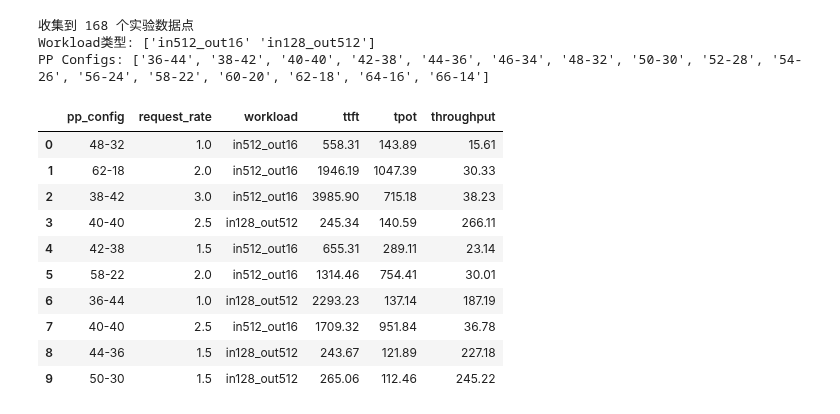
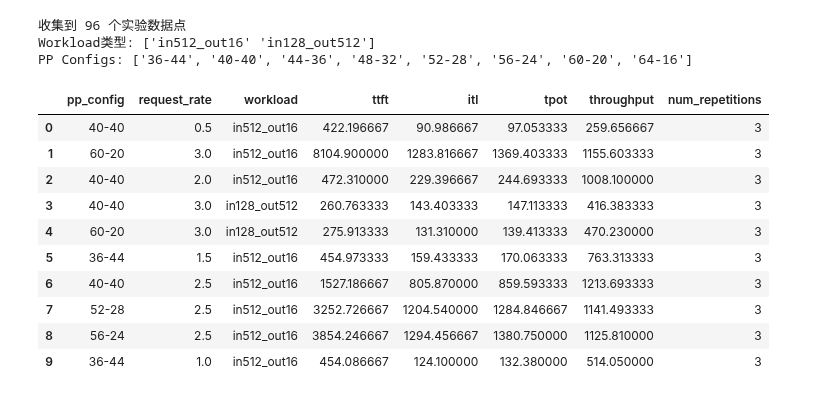
Before and after one commit to paprikaw/vllm, a Jupyter notebook: draws/config_cmp.ipynb, the cells around one changed output. Drawn from its saved outputs; the diff is of its cells as text; code cells hidden in the pictures.

```diff
--- a/draws/config_cmp.ipynb
+++ b/draws/config_cmp.ipynb
@@ -41,7 +52,7 @@ def sort_key(pp_config):
 
 
 # ==================== 新数据：两种workload对比 ====================
-LOG_DIR_NEW = "/home/bxb1/vllm_workbench/vllm/new-logs/project-config-finder-llama"
+LOG_DIR_NEW = "/home/bxb1/vllm_workbench/vllm/new-logs/project-config-finder-llama-latest-4"
 
 def parse_folder_name_full(folder_name):
     """从文件夹名中提取pp config, request rate和workload类型"""
@@ -53,46 +64,46 @@ def parse_folder_name_full(folder_name):
     if pp_match and rr_match and in_match and out_match:
         workload = f"in{in_match.group(1)}_out{out_match.group(1)}"
         return pp_match.group(1), float(rr_match.group(1)), workload
     return None, None, None
 
 # 收集所有数据
 data_all = []
 for folder in os.listdir(LOG_DIR_NEW):
     folder_path = os.path.join(LOG_DIR_NEW, folder)
     if os.path.isdir(folder_path):
         benchmark_log = os.path.join(folder_path, "benchmark.log")
         if os.path.exists(benchmark_log):
             pp_config, request_rate, workload = parse_folder_name_full(folder)
             if pp_config and request_rate and workload:
                 metrics = parse_benchmark_log(benchmark_log)
                 if metrics:
                     data_all.append({
                         'pp_config': pp_config,
                         'request_rate': request_rate,
                         'workload': workload,
                         **metrics
                     })
 
 df_all = pd.DataFrame(data_all)
 print(f"收集到 {len(df_all)} 个实验数据点")
 print(f"Workload类型: {df_all['workload'].unique()}")
 print(f"PP Configs: {sorted(df_all['pp_config'].unique(), key=sort_key)}")
 df_all.head(10)
 # %% [output]
-收集到 168 个实验数据点
+收集到 96 个实验数据点
 Workload类型: ['in512_out16' 'in128_out512']
-PP Configs: ['36-44', '38-42', '40-40', '42-38', '44-36', '46-34', '48-32', '50-30', '52-28', '54-26', '56-24', '58-22', '60-20', '62-18', '64-16', '66-14']
+PP Configs: ['36-44', '40-40', '44-36', '48-32', '52-28', '56-24', '60-20', '64-16']
-|  | pp_config | request_rate | workload | ttft | tpot | throughput |
-| 0 | 48-32 | 1.0 | in512_out16 | 558.31 | 143.89 | 15.61 |
-| 1 | 62-18 | 2.0 | in512_out16 | 1946.19 | 1047.39 | 30.33 |
-| 2 | 38-42 | 3.0 | in512_out16 | 3985.90 | 715.18 | 38.23 |
-| 3 | 40-40 | 2.5 | in128_out512 | 245.34 | 140.59 | 266.11 |
-| 4 | 42-38 | 1.5 | in512_out16 | 655.31 | 289.11 | 23.14 |
-| 5 | 58-22 | 2.0 | in512_out16 | 1314.46 | 754.41 | 30.01 |
-| 6 | 36-44 | 1.0 | in128_out512 | 2293.23 | 137.14 | 187.19 |
-| 7 | 40-40 | 2.5 | in512_out16 | 1709.32 | 951.84 | 36.78 |
-| 8 | 44-36 | 1.5 | in128_out512 | 243.67 | 121.89 | 227.18 |
-| 9 | 50-30 | 1.5 | in128_out512 | 265.06 | 112.46 | 245.22 |
+|  | pp_config | request_rate | workload | ttft | itl | tpot | throughput | num_repetitions |
+| 0 | 40-40 | 0.5 | in512_out16 | 422.196667 | 90.986667 | 97.053333 | 259.656667 | 3 |
+| 1 | 60-20 | 3.0 | in512_out16 | 8104.900000 | 1283.816667 | 1369.403333 | 1155.603333 | 3 |
+| 2 | 40-40 | 2.0 | in512_out16 | 472.310000 | 229.396667 | 244.693333 | 1008.100000 | 3 |
+| 3 | 40-40 | 3.0 | in128_out512 | 260.763333 | 143.403333 | 147.113333 | 416.383333 | 3 |
+| 4 | 60-20 | 3.0 | in128_out512 | 275.913333 | 131.310000 | 139.413333 | 470.230000 | 3 |
+| 5 | 36-44 | 1.5 | in512_out16 | 454.973333 | 159.433333 | 170.063333 | 763.313333 | 3 |
+| 6 | 40-40 | 2.5 | in512_out16 | 1527.186667 | 805.870000 | 859.593333 | 1213.693333 | 3 |
+| 7 | 52-28 | 2.5 | in512_out16 | 3252.726667 | 1204.540000 | 1284.846667 | 1141.493333 | 3 |
+| 8 | 56-24 | 2.5 | in512_out16 | 3854.246667 | 1294.456667 | 1380.750000 | 1125.810000 | 3 |
+| 9 | 36-44 | 1.0 | in512_out16 | 454.086667 | 124.100000 | 132.380000 | 514.050000 | 3 |
 # %%
 # 分离两种workload的数据
 workloads = sorted(df_all['workload'].unique())
```
Also changed, not shown: parts of 6 cells of this notebook, 27 other files.
